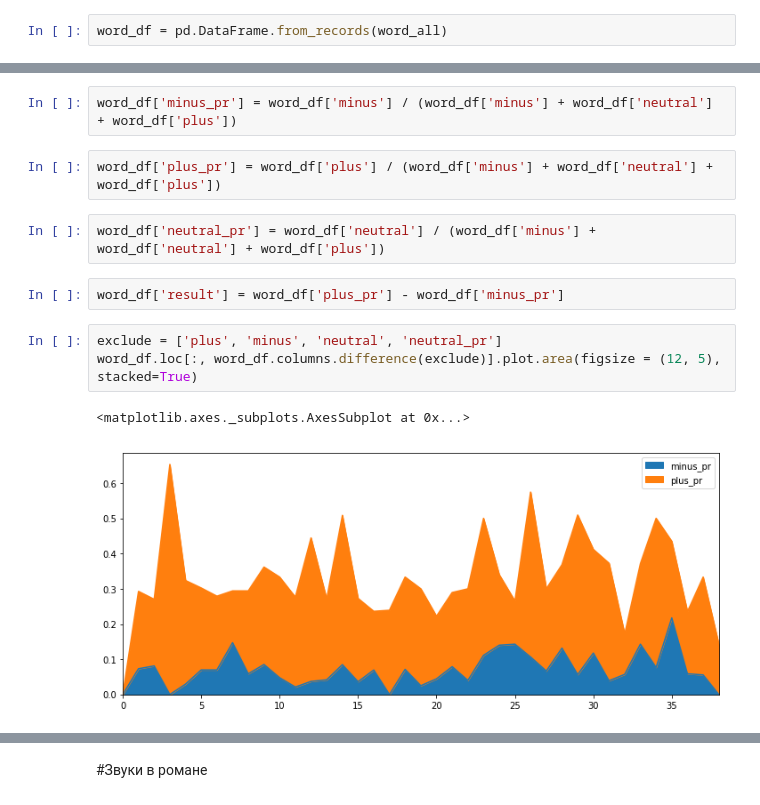
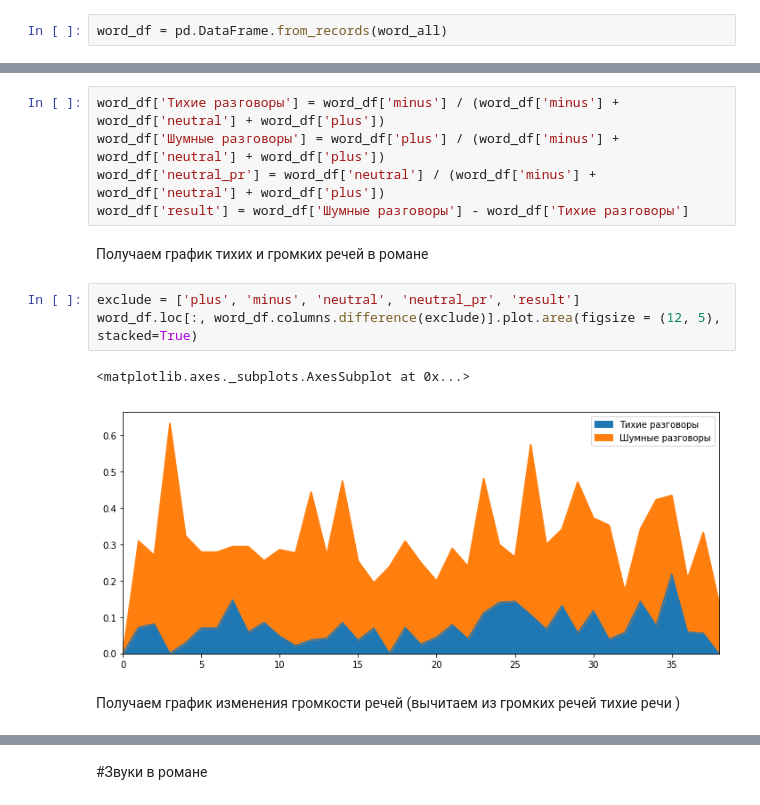
Before and after one commit to mary-lev/PiN, a Jupyter notebook: dostoevsky.ipynb, the cells around one changed output, grey strips where cells are left out. Drawn from its saved outputs; the diff is of its cells as text.

```diff
--- a/dostoevsky.ipynb
+++ b/dostoevsky.ipynb
@@ -641,17 +253,18 @@ word_df.describe()
-# %%
-word_df['minus_pr'] = word_df['minus'] / (word_df['minus'] + word_df['neutral'] + word_df['plus'])
-# %%
-word_df['plus_pr'] = word_df['plus'] / (word_df['minus'] + word_df['neutral'] + word_df['plus'])
-# %%
-word_df['neutral_pr'] = word_df['neutral'] / (word_df['minus'] + word_df['neutral'] + word_df['plus'])
-# %%
-word_df['result'] = word_df['plus_pr'] - word_df['minus_pr']
+# %%
+word_df['Тихие разговоры'] = word_df['minus'] / (word_df['minus'] + word_df['neutral'] + word_df['plus'])
+word_df['Шумные разговоры'] = word_df['plus'] / (word_df['minus'] + word_df['neutral'] + word_df['plus'])
+word_df['neutral_pr'] = word_df['neutral'] / (word_df['minus'] + word_df['neutral'] + word_df['plus'])
+word_df['result'] = word_df['Шумные разговоры'] - word_df['Тихие разговоры']
+# %% [markdown]
+Получаем график тихих и громких речей в романе
 # %%
-exclude = ['plus', 'minus', 'neutral', 'neutral_pr']
+exclude = ['plus', 'minus', 'neutral', 'neutral_pr', 'result']
 word_df.loc[:, word_df.columns.difference(exclude)].plot.area(figsize = (12, 5), stacked=True)
 # %% [output]
 <matplotlib.axes._subplots.AxesSubplot at 0x...>
-[figure, old version]
+[figure, new version]
+# %% [markdown]
+Получаем график изменения громкости речей (вычитаем из громких речей тихие речи )
 # %%
 word_df['result'].plot.area(figsize = (12, 5), stacked = False)
 # %% [output]
```
Also changed, not shown: parts of 103 cells of this notebook.
